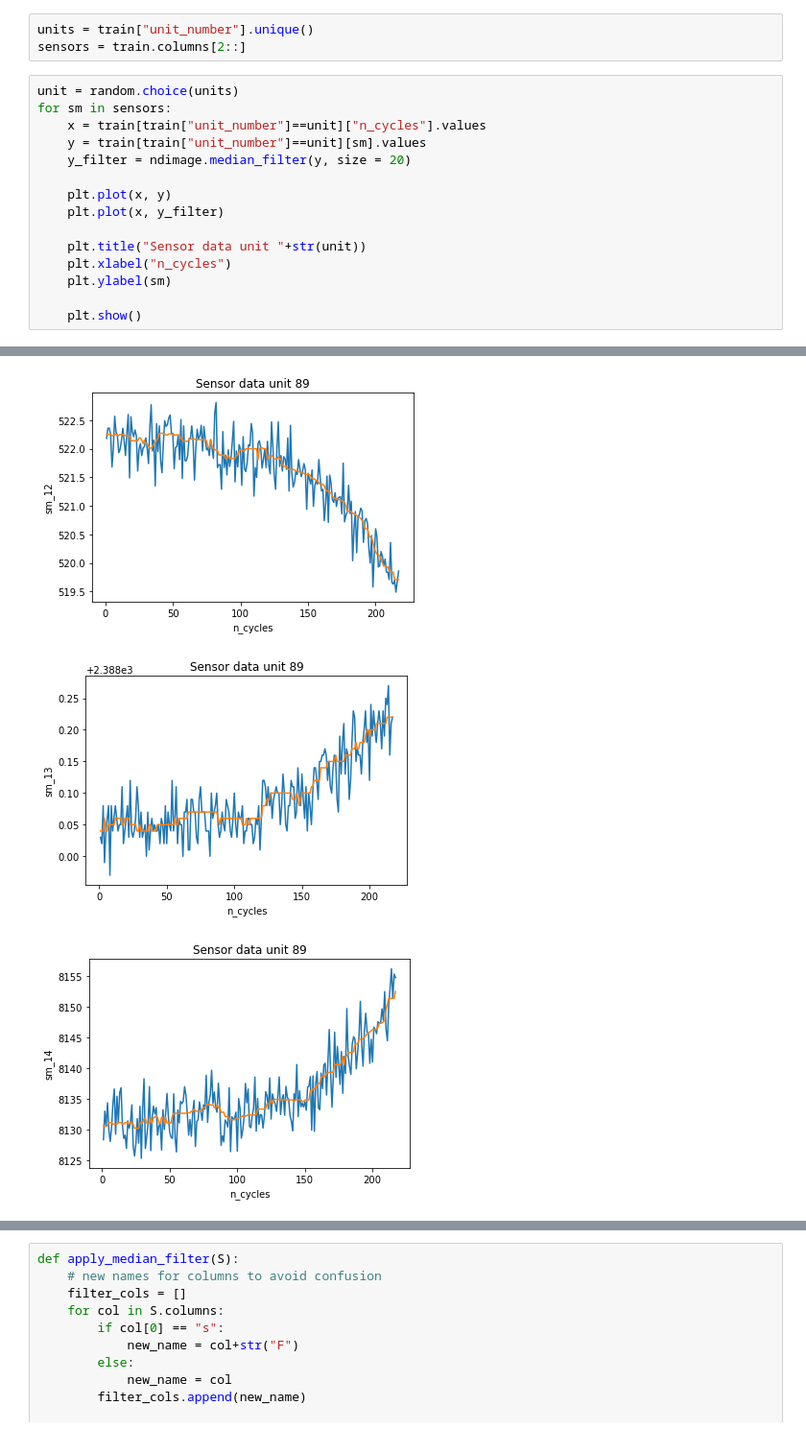
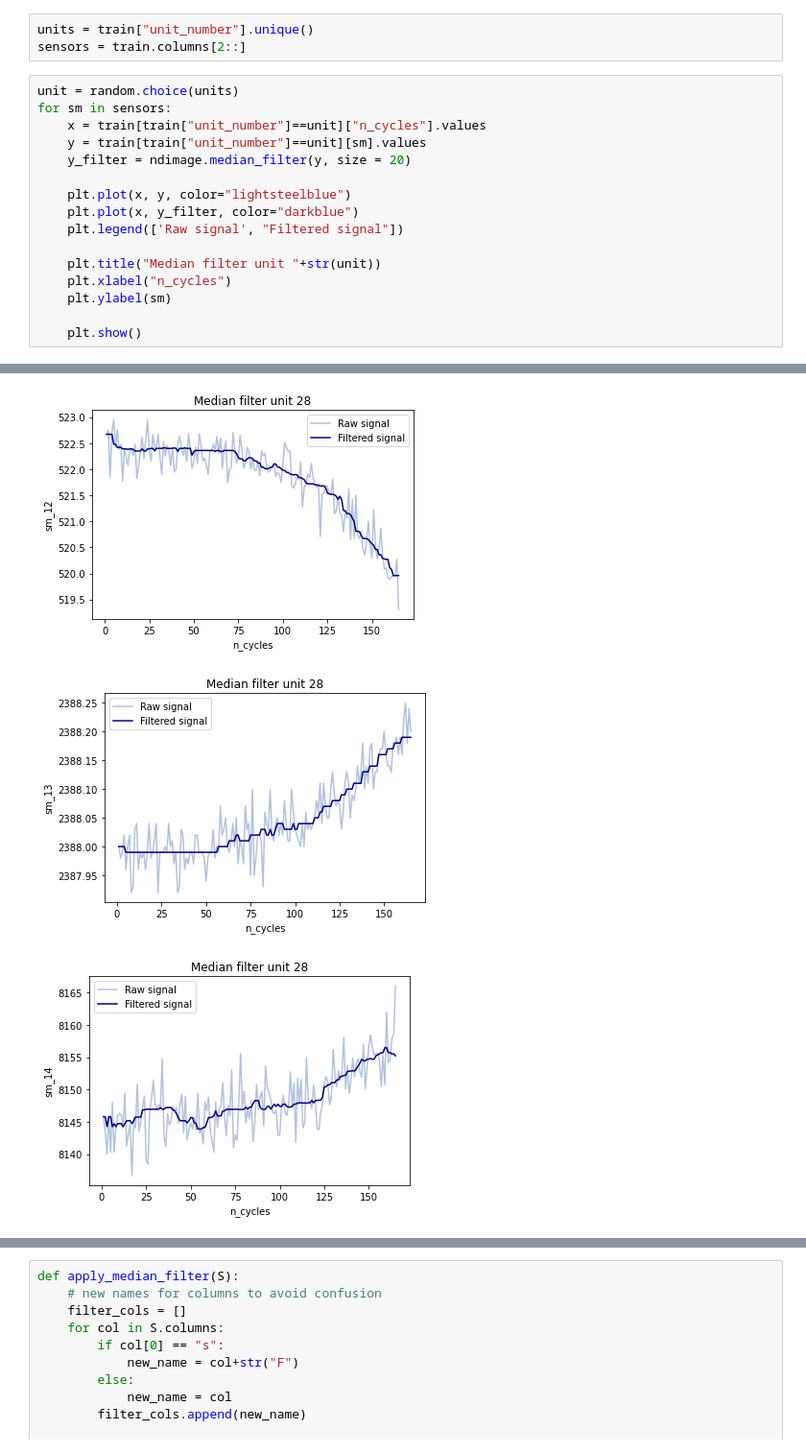
Before and after one commit to FranciscaAlliende/TurbofanEngineRUL, a Jupyter notebook: FD001_DataPre-processing.ipynb, the cells around one changed output, grey strips where cells are left out. Shown at 96% size. Cells and saved outputs as stored; diff of their text form.

```diff
--- a/FD001_DataPre-processing.ipynb
+++ b/FD001_DataPre-processing.ipynb
@@ -58,10 +58,11 @@ for sm in sensors:
     y = train[train["unit_number"]==unit][sm].values
     y_filter = ndimage.median_filter(y, size = 20)
 
-    plt.plot(x, y)
-    plt.plot(x, y_filter)
+    plt.plot(x, y, color="lightsteelblue")
+    plt.plot(x, y_filter, color="darkblue")
+    plt.legend(['Raw signal', "Filtered signal"])
 
-    plt.title("Sensor data unit "+str(unit))
+    plt.title("Median filter unit "+str(unit))
     plt.xlabel("n_cycles")
     plt.ylabel(sm)
 
@@ -77,3 +78,3 @@ for sm in sensors:
-[figure, old version]
+[figure, new version]
-[figure, old version]
+[figure, new version]
-[figure, old version]
+[figure, new version]
```
Also changed, not shown: parts of 2 cells of this notebook.
